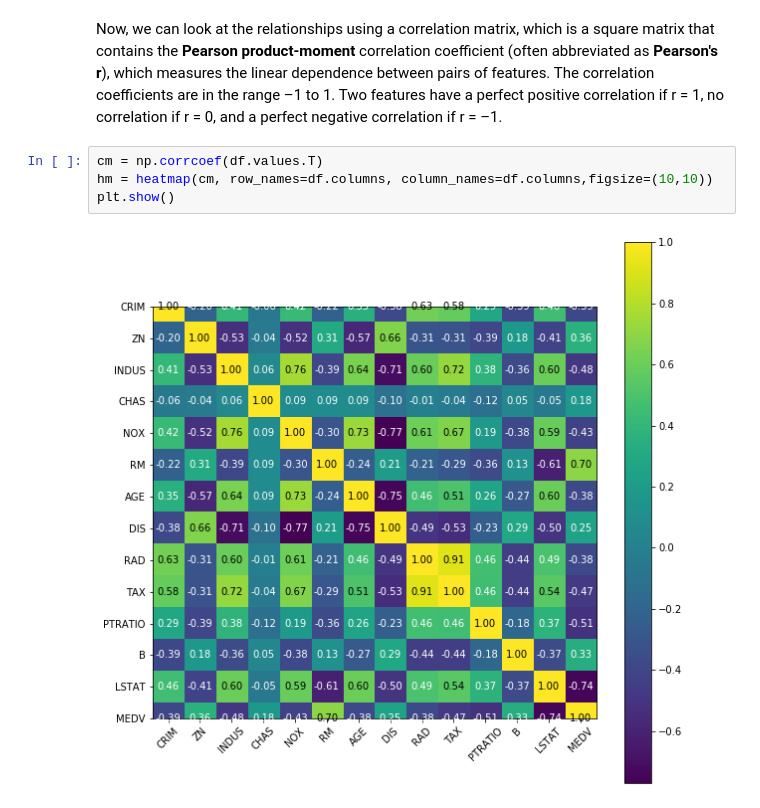
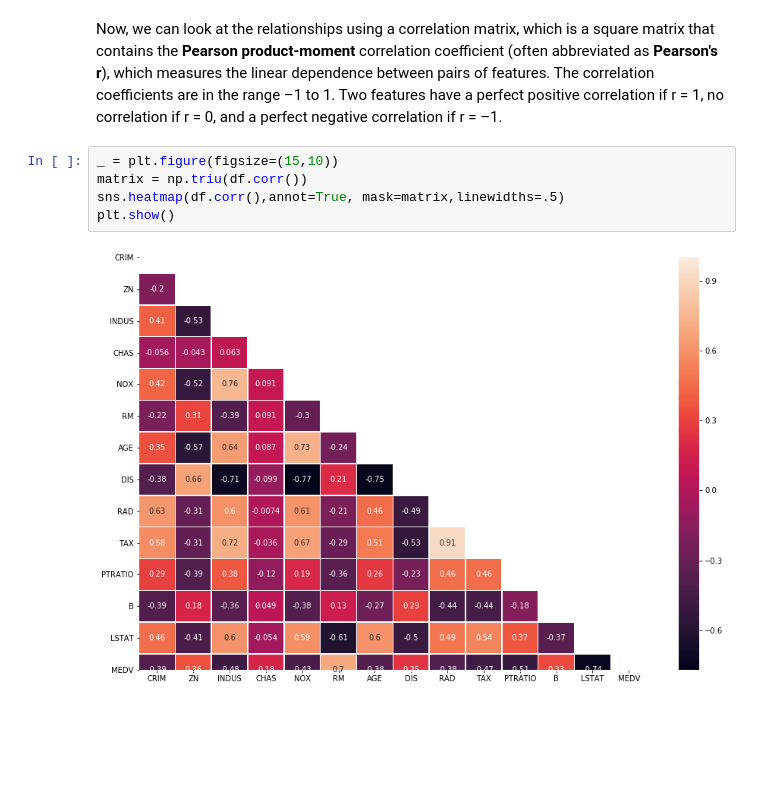
Before and after one commit to wallissoncarvalho/ml-fundamentals, a Jupyter notebook: 1. Supervised Learning.ipynb, the cells around one changed output. Saved outputs shown, nothing was run; the diff lists cells and outputs as text; blank space fills up the shorter version.

```diff
--- a/1. Supervised Learning.ipynb
+++ b/1. Supervised Learning.ipynb
@@ -287,9 +288,10 @@ We can now quickly eyeball how the data is distributed and whether it contains o
 Now, we can look at the relationships using a correlation matrix, which is a square matrix that contains the **Pearson product-moment** correlation coefficient (often abbreviated as **Pearson's r**), which measures the linear dependence between pairs of features.
 The correlation coefficients are in the range –1 to 1. Two features have a perfect positive correlation if r = 1,
 no correlation if r = 0, and a perfect negative correlation if r = –1.
-# %%
-cm = np.corrcoef(df.values.T)
-hm = heatmap(cm, row_names=df.columns, column_names=df.columns,figsize=(10,10))
-plt.show()
-# %% [output]
-[figure, removed]
+# %%
+_ = plt.figure(figsize=(15,10))
+matrix = np.triu(df.corr())
+sns.heatmap(df.corr(),annot=True, mask=matrix,linewidths=.5)
+plt.show()
+# %% [output]
+[figure, added]
```
Also changed, not shown: parts of 11 cells of this notebook.
